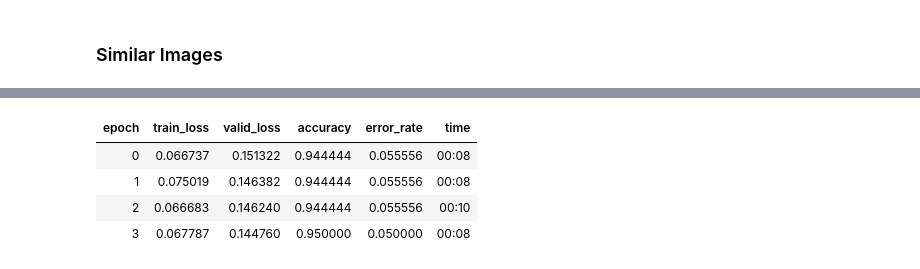
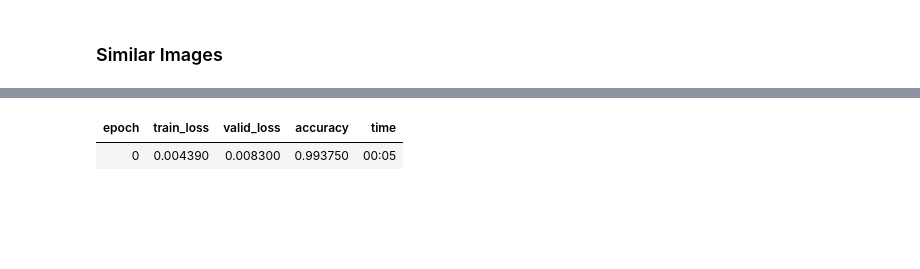
Before and after one commit to lkarjun/outfits-search, a Jupyter notebook: Notebooks/Reverse_Image_Search.ipynb, the cells around one changed output, grey strips where cells are left out. Drawn from its saved outputs; the diff is of its cells as text; code cells hidden in the pictures; blank space fills up the shorter version.

```diff
--- a/Notebooks/Reverse_Image_Search.ipynb
+++ b/Notebooks/Reverse_Image_Search.ipynb
@@ -20,17 +18,17 @@ os.environ['KAGGLE_KEY'] = "96d0e367426087ce8a91876ea3de5244"
 # %%
-dataset_path = Path("/content/images/images")
+dataset_path = Path("images/images/images")
 # %% [markdown]
 ## Here we go
 # %% [markdown]
 ### Dataloader
 # %%
-def get_fnames(dataset_path, folders: list, n_files = 300):
-  fnames = []
-  full_fnames = []
-  for folder in folders:
-    files = get_image_files(dataset_path/folder)
-    full_fnames += files
-    fnames += files[:n_files]
-  return fnames, full_fnames
+def get_fnames(dataset_path, folders: list, n_files = 400):
+    fnames = []
+    full_fnames = []
+    for folder in folders:
+        files = get_image_files(dataset_path/folder).shuffle()
+        full_fnames += files[n_files:]
+        fnames += files[:n_files]
+    return fnames, full_fnames
 # %%
 fnames, full_fnames = get_fnames(dataset_path, ['architecure', 'art and culture'])
@@ -62,7 +64,7 @@ x.shape, y.shape
 # %% [markdown]
 ### Model
 # %%
-body = create_body(resnet34, cut=-2)
+body = create_body(resnet50, cut=-2)
 # %%
 head = create_head(nf = num_features_model(body),
                    lin_ftrs=[512, 128],
@@ -138,6 +119,7 @@ learn.fit_one_cycle(4, 3e-3)
 # %%
 # lower lr for body and high for head
 learn.unfreeze()
-learn.fit_one_cycle(4, slice(1e-6,1e-4))
+
+learn.fit_one_cycle(1, slice(1e-7,1e-3))
 # %% [output]
 | epoch | train_loss | valid_loss | accuracy | time |
@@ -297,10 +317,8 @@ new_learner.fit_one_cycle(4, 3e-3)
 # %%
 # lower lr for body and high for head
-new_learner.unfreeze()
-new_learner.fit_one_cycle(4, slice(1e-6,1e-4))
+learn.unfreeze()
+
+learn.fit_one_cycle(1, slice(1e-7,1e-3))
 # %% [output]
-| epoch | train_loss | valid_loss | accuracy | error_rate | time |
-| 0 | 0.066737 | 0.151322 | 0.944444 | 0.055556 | 00:08 |
-| 1 | 0.075019 | 0.146382 | 0.944444 | 0.055556 | 00:08 |
-| 2 | 0.066683 | 0.146240 | 0.944444 | 0.055556 | 00:10 |
-| 3 | 0.067787 | 0.144760 | 0.950000 | 0.050000 | 00:08 |
+| epoch | train_loss | valid_loss | accuracy | time |
+| 0 | 0.004390 | 0.008300 | 0.993750 | 00:05 |
```
Also changed, not shown: parts of 39 cells of this notebook.
